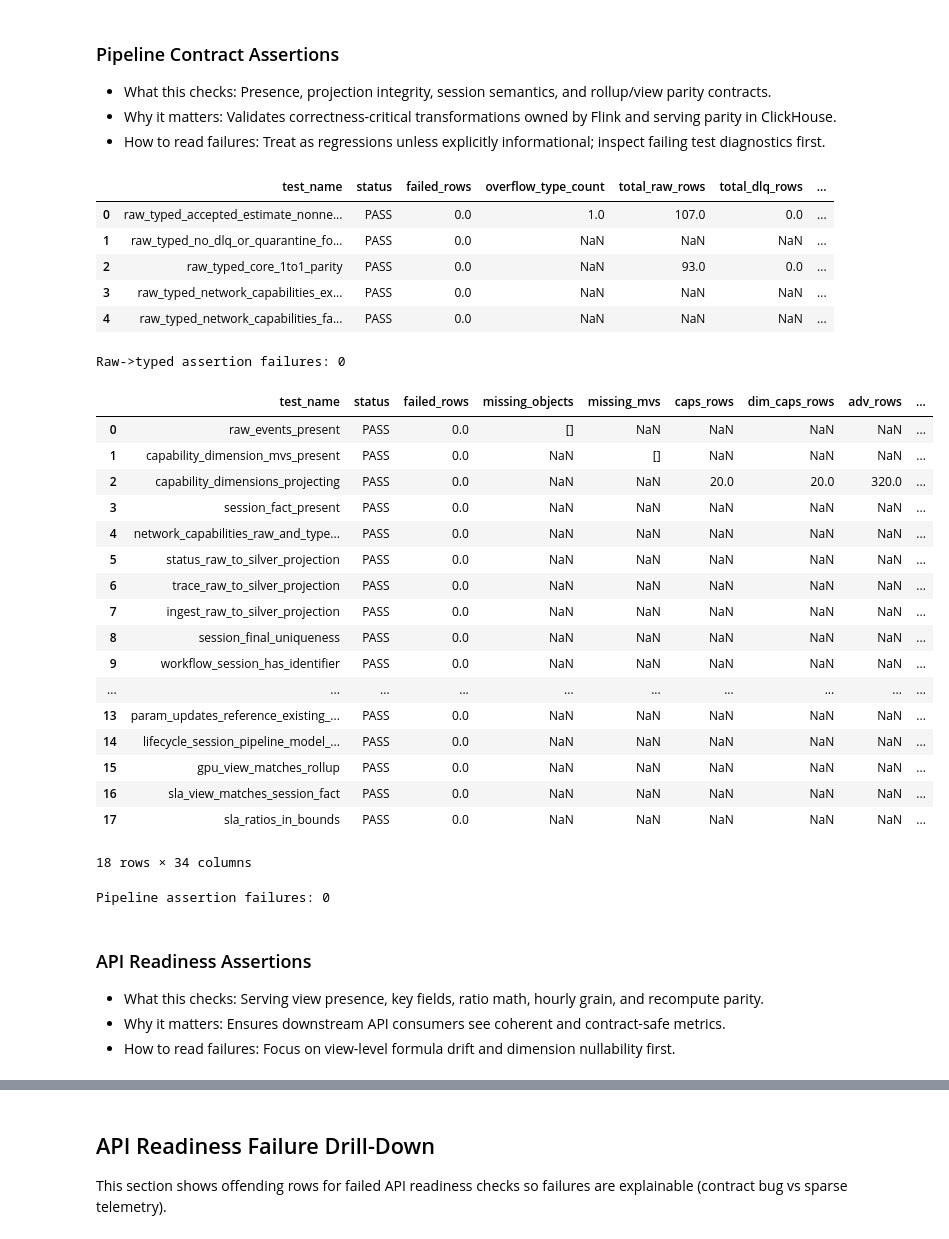
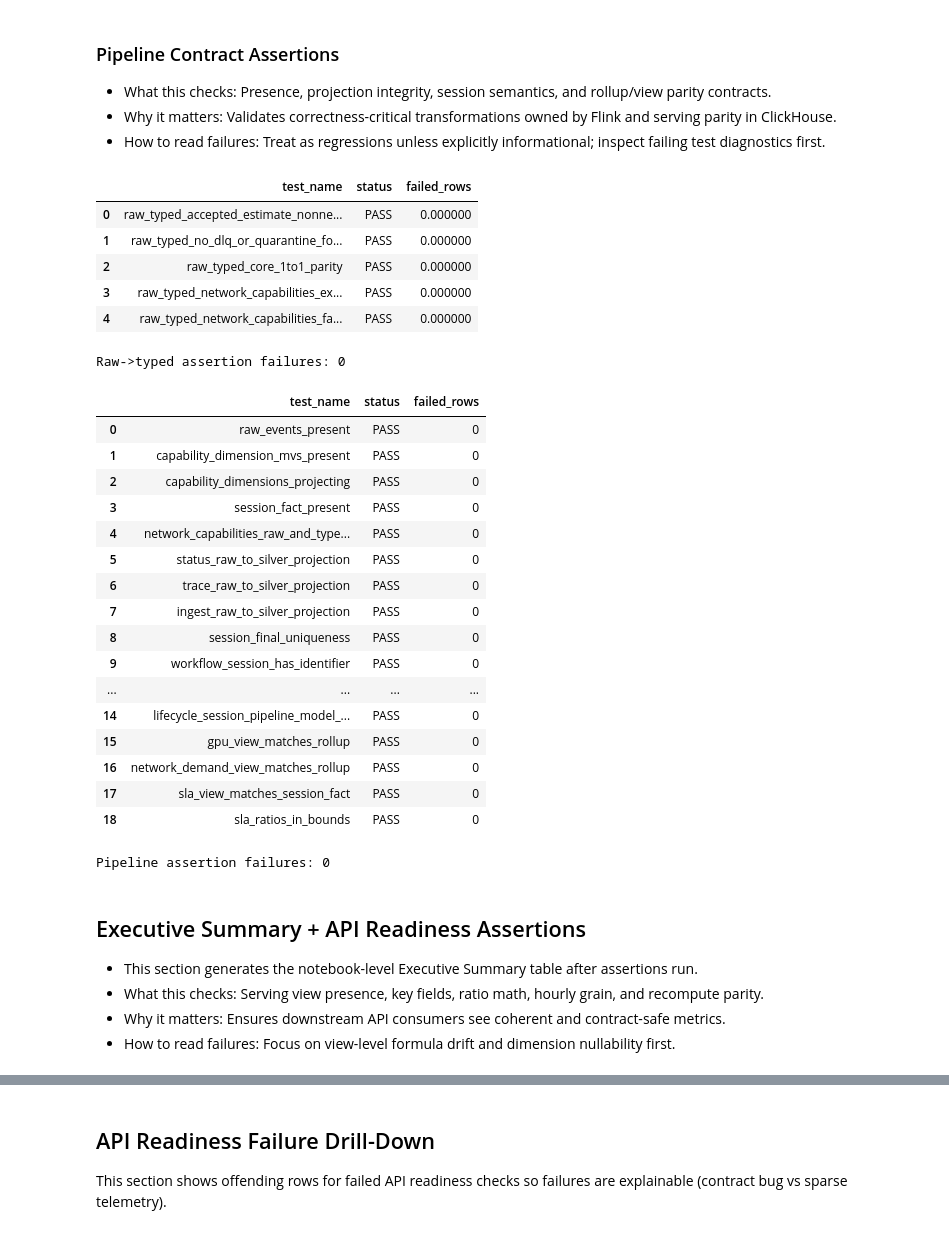
Before and after one commit to Cloud-SPE/livepeer-naap-analytics, a Jupyter notebook: docs/reports/notebook/FLINK_DATA_TRACE_AND_INTEGRATION_TESTS.ipynb, the cells around one changed output, grey strips where cells are left out. Drawn from its saved outputs; the diff is of its cells as text; code cells hidden in the pictures.

```diff
--- a/docs/reports/notebook/FLINK_DATA_TRACE_AND_INTEGRATION_TESTS.ipynb
+++ b/docs/reports/notebook/FLINK_DATA_TRACE_AND_INTEGRATION_TESTS.ipynb
@@ -125,3 +165,19 @@ def parse_blocks(path: str | Path, marker: str) -> list[tuple[str, str]]:
         if sql:
             blocks.append((current_name, sql))
     return blocks
+
+def style_status_table(df: pd.DataFrame, status_col: str = 'status'):
+    if status_col not in df.columns:
+        return df
+    palette = {
+        'PASS': '#dcfce7',
+        'FAIL': '#fee2e2',
+        'WARN': '#fef3c7',
+        'INFO': '#dbeafe',
+    }
+    def _color_status(col: pd.Series):
+        return [
+            f"background-color: {palette.get(str(v), '#f3f4f6')}; font-weight: 700; color: #111827"
+            for v in col
+        ]
+    return df.style.apply(_color_status, subset=[status_col])
@@ -283,44 +932,52 @@ def run_assertion_file(path: str | Path) -> pd.DataFrame:
 - How to read failures: Treat as regressions unless explicitly informational; inspect failing test diagnostics first.
 # %%
 raw_typed_assertions = run_assertion_file(SQL_DIR / 'assertions_raw_typed.sql')
-display(raw_typed_assertions)
+raw_typed_overview = raw_typed_assertions[['test_name', 'status', 'failed_rows']].copy() if not raw_typed_assertions.empty else raw_typed_assertions
+display(style_status_table(raw_typed_overview))
 raw_typed_failures = raw_typed_assertions[raw_typed_assertions['status'] == 'FAIL']
 print(f'Raw->typed assertion failures: {len(raw_typed_failures)}')
+if SHOW_DEBUG:
+    display(Markdown('**Raw -> Typed Debug Details**'))
+    display(style_status_table(raw_typed_assertions))
 
 pipeline_assertions = run_assertion_file(SQL_DIR / 'assertions_pipeline.sql')
-display(pipeline_assertions)
+pipeline_overview = pipeline_assertions[['test_name', 'status', 'failed_rows']].copy() if not pipeline_assertions.empty else pipeline_assertions
+display(style_status_table(pipeline_overview))
 
 pipeline_failures = pipeline_assertions[pipeline_assertions['status'] == 'FAIL']
 print(f'Pipeline assertion failures: {len(pipeline_failures)}')
+if SHOW_DEBUG:
+    display(Markdown('**Pipeline Debug Details**'))
+    display(style_status_table(pipeline_assertions))
 # %% [output]
-|  | test_name | status | failed_rows | overflow_type_count | total_raw_rows | total_dlq_rows | ... |
-| 0 | raw_typed_accepted_estimate_nonne... | PASS | 0.0 | 1.0 | 107.0 | 0.0 | ... |
-| 1 | raw_typed_no_dlq_or_quarantine_fo... | PASS | 0.0 | NaN | NaN | NaN | ... |
-| 2 | raw_typed_core_1to1_parity | PASS | 0.0 | NaN | 93.0 | 0.0 | ... |
-| 3 | raw_typed_network_capabilities_ex... | PASS | 0.0 | NaN | NaN | NaN | ... |
-| 4 | raw_typed_network_capabilities_fa... | PASS | 0.0 | NaN | NaN | NaN | ... |
+|  | test_name | status | failed_rows |
+| 0 | raw_typed_accepted_estimate_nonne... | PASS | 0.000000 |
+| 1 | raw_typed_no_dlq_or_quarantine_fo... | PASS | 0.000000 |
+| 2 | raw_typed_core_1to1_parity | PASS | 0.000000 |
+| 3 | raw_typed_network_capabilities_ex... | PASS | 0.000000 |
+| 4 | raw_typed_network_capabilities_fa... | PASS | 0.000000 |
 Raw->typed assertion failures: 0
-|  | test_name | status | failed_rows | missing_objects | missing_mvs | caps_rows | dim_caps_rows | adv_rows | ... |
-| 0 | raw_events_present | PASS | 0.0 | [] | NaN | NaN | NaN | NaN | ... |
-| 1 | capability_dimension_mvs_present | PASS | 0.0 | NaN | [] | NaN | NaN | NaN | ... |
-| 2 | capability_dimensions_projecting | PASS | 0.0 | NaN | NaN | 20.0 | 20.0 | 320.0 | ... |
-| 3 | session_fact_present | PASS | 0.0 | NaN | NaN | NaN | NaN | NaN | ... |
-| 4 | network_capabilities_raw_and_type... | PASS | 0.0 | NaN | NaN | NaN | NaN | NaN | ... |
-| 5 | status_raw_to_silver_projection | PASS | 0.0 | NaN | NaN | NaN | NaN | NaN | ... |
-| 6 | trace_raw_to_silver_projection | PASS | 0.0 | NaN | NaN | NaN | NaN | NaN | ... |
-| 7 | ingest_raw_to_silver_projection | PASS | 0.0 | NaN | NaN | NaN | NaN | NaN | ... |
-| 8 | session_final_uniqueness | PASS | 0.0 | NaN | NaN | NaN | NaN | NaN | ... |
-| 9 | workflow_session_has_identifier | PASS | 0.0 | NaN | NaN | NaN | NaN | NaN | ... |
-| ... | ... | ... | ... | ... | ... | ... | ... | ... | ... |
-| 13 | param_updates_reference_existing_... | PASS | 0.0 | NaN | NaN | NaN | NaN | NaN | ... |
-| 14 | lifecycle_session_pipeline_model_... | PASS | 0.0 | NaN | NaN | NaN | NaN | NaN | ... |
-| 15 | gpu_view_matches_rollup | PASS | 0.0 | NaN | NaN | NaN | NaN | NaN | ... |
-| 16 | sla_view_matches_session_fact | PASS | 0.0 | NaN | NaN | NaN | NaN | NaN | ... |
-| 17 | sla_ratios_in_bounds | PASS | 0.0 | NaN | NaN | NaN | NaN | NaN | ... |
+|  | test_name | status | failed_rows |
+| 0 | raw_events_present | PASS | 0 |
+| 1 | capability_dimension_mvs_present | PASS | 0 |
+| 2 | capability_dimensions_projecting | PASS | 0 |
+| 3 | session_fact_present | PASS | 0 |
+| 4 | network_capabilities_raw_and_type... | PASS | 0 |
+| 5 | status_raw_to_silver_projection | PASS | 0 |
+| 6 | trace_raw_to_silver_projection | PASS | 0 |
+| 7 | ingest_raw_to_silver_projection | PASS | 0 |
+| 8 | session_final_uniqueness | PASS | 0 |
+| 9 | workflow_session_has_identifier | PASS | 0 |
+| ... | ... | ... | ... |
+| 14 | lifecycle_session_pipeline_model_... | PASS | 0 |
+| 15 | gpu_view_matches_rollup | PASS | 0 |
+| 16 | network_demand_view_matches_rollup | PASS | 0 |
+| 17 | sla_view_matches_session_fact | PASS | 0 |
+| 18 | sla_ratios_in_bounds | PASS | 0 |
-18 rows × 34 columns
+Pipeline assertion failures: 0
-Pipeline assertion failures: 0
 # %% [markdown]
-### API Readiness Assertions
+## Executive Summary + API Readiness Assertions
+- This section generates the notebook-level Executive Summary table after assertions run.
 - What this checks: Serving view presence, key fields, ratio math, hourly grain, and recompute parity.
 - Why it matters: Ensures downstream API consumers see coherent and contract-safe metrics.
 - How to read failures: Focus on view-level formula drift and dimension nullability first.
```
Also changed, not shown: parts of 21 cells of this notebook, 35 other files.
